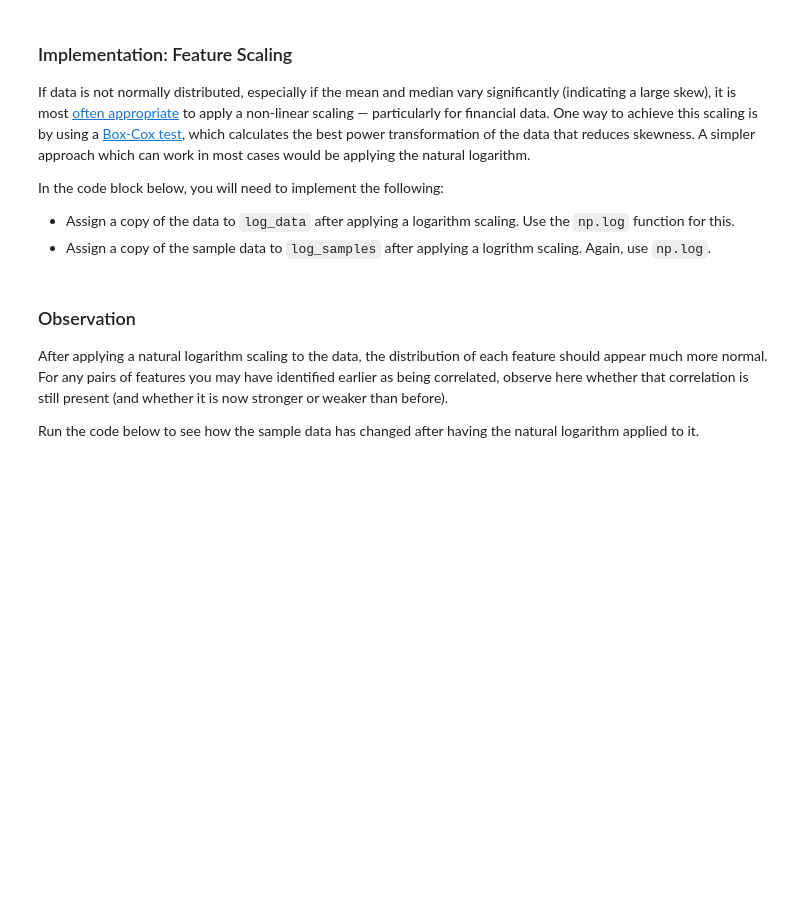
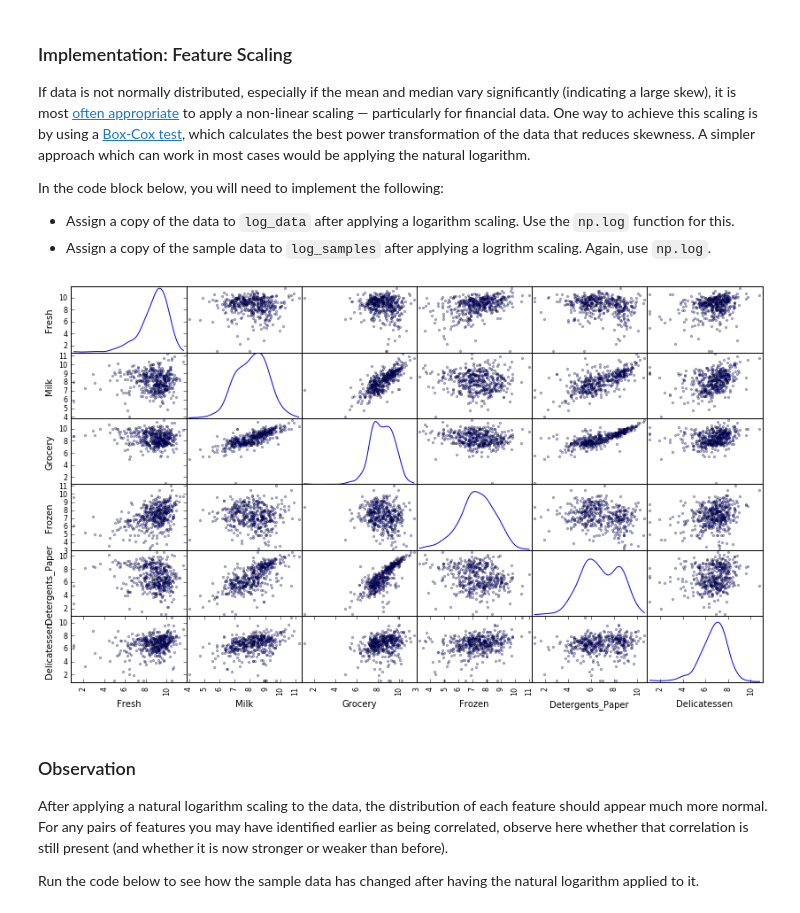
Before and after one commit to bshurick/udacity, a Jupyter notebook: customer_segments/customer_segments.ipynb, the cells around one changed output. Saved outputs shown, nothing was run; the diff lists cells and outputs as text; code cells hidden in the pictures; blank space fills up the shorter version.

```diff
--- a/customer_segments/customer_segments.ipynb
+++ b/customer_segments/customer_segments.ipynb
@@ -143,13 +143,15 @@ In the code block below, you will need to implement the following:
  - Assign a copy of the sample data to `log_samples` after applying a logrithm scaling. Again, use `np.log`.
 # %%
 # TODO: Scale the data using the natural logarithm
-log_data = None
+log_data = np.log(data.copy())
 
 # TODO: Scale the sample data using the natural logarithm
-log_samples = None
+log_samples = np.log(samples)
 
 # Produce a scatter matrix for each pair of newly-transformed features
 pd.scatter_matrix(log_data, alpha = 0.3, figsize = (14,8), diagonal = 'kde');
+# %% [output]
+[figure, added]
 # %% [markdown]
 ### Observation
 After applying a natural logarithm scaling to the data, the distribution of each feature should appear much more normal. For any pairs of features you may have identified earlier as being correlated, observe here whether that correlation is still present (and whether it is now stronger or weaker than before).
```
Also changed, not shown: parts of 10 cells of this notebook.
